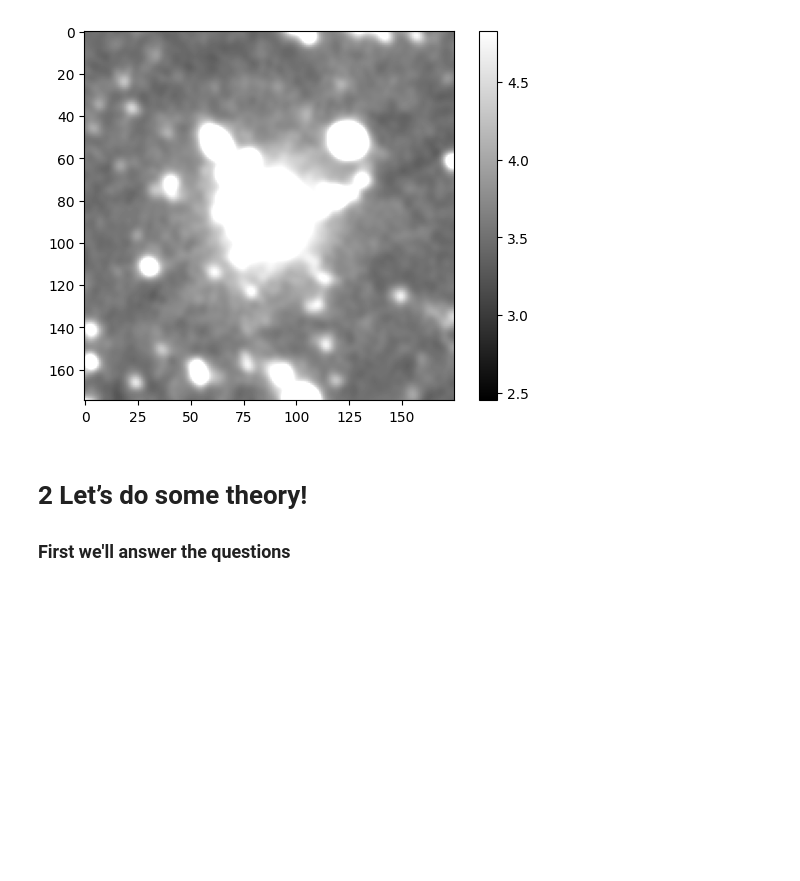
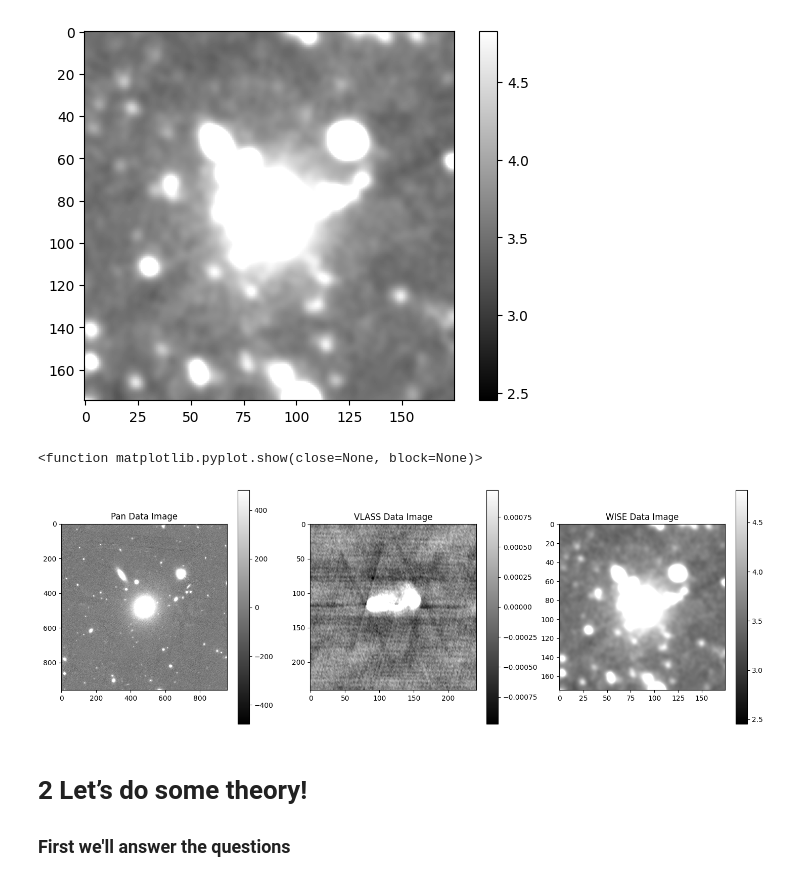
Before and after one commit to Osama-Bin-Lagging/KSP---Radio-Astronomy, a Jupyter notebook: Week 1/Week1.ipynb, the cells around one changed output. Saved outputs shown, nothing was run; the diff lists cells and outputs as text; code cells hidden in the pictures; blank space fills up the shorter version.

```diff
--- a/Week 1/Week1.ipynb
+++ b/Week 1/Week1.ipynb
@@ -69,6 +69,31 @@ plt.colorbar()
 # %% [output]
 <matplotlib.colorbar.Colorbar at 0x...>
 [figure]
+# %%
+plt.figure(figsize = (18,6))
+
+plt.subplot(1,3,1)
+mean, median, std = sigma_clipped_stats(Pan_data)
+plt.imshow(Pan_data, vmin = median - 5*std, vmax = median + 5*std, cmap='gray')
+plt.colorbar()
+plt.title('Pan Data Image')
+
+plt.subplot(1,3,2)
+mean, median, std = sigma_clipped_stats(VLASS_data)
+plt.imshow(VLASS_data, vmin = median - 5*std, vmax = median + 5*std, cmap='gray')
+plt.colorbar()
+plt.title('VLASS Data Image')
+
+plt.subplot(1,3,3)
+mean, median, std = sigma_clipped_stats(WISE_data)
+plt.imshow(WISE_data, vmin = median - 5*std, vmax = median + 5*std,cmap='gray')
+plt.colorbar()
+plt.title('WISE Data Image')
+
+plt.show
+# %% [output]
+<function matplotlib.pyplot.show(close=None, block=None)>
+[figure, added]
 # %% [markdown]
 # 2 Let’s do some theory!
 
```
Also changed, not shown: parts of 2 cells of this notebook, 6 other files.
